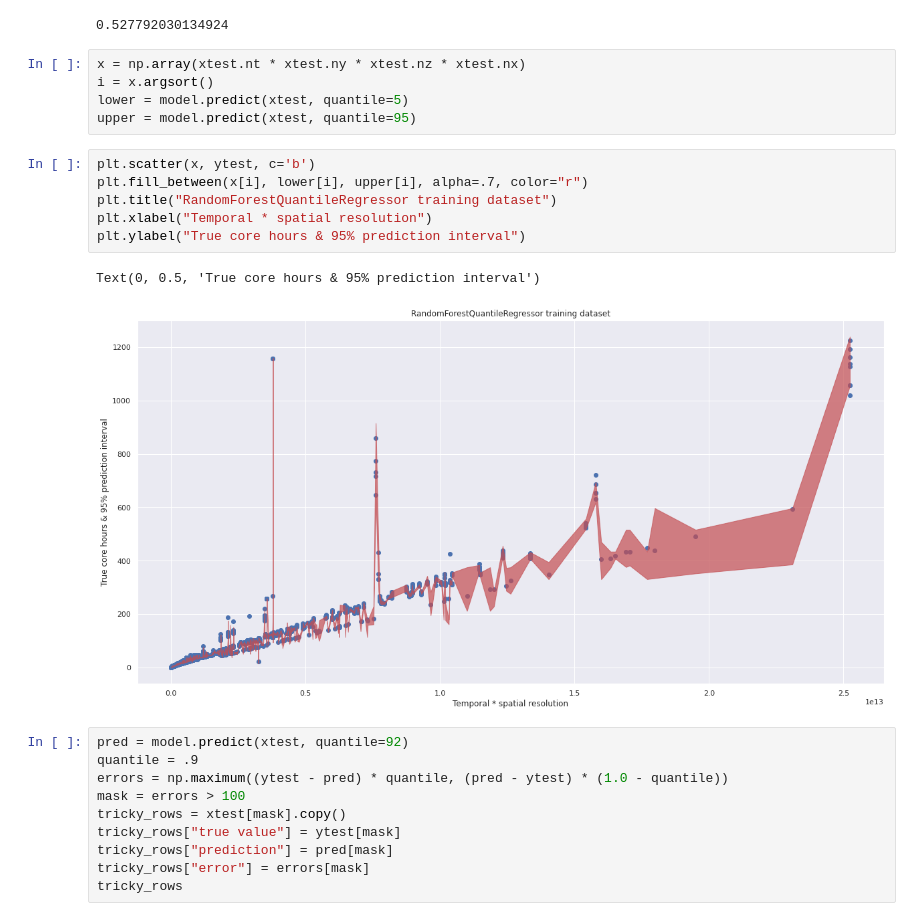
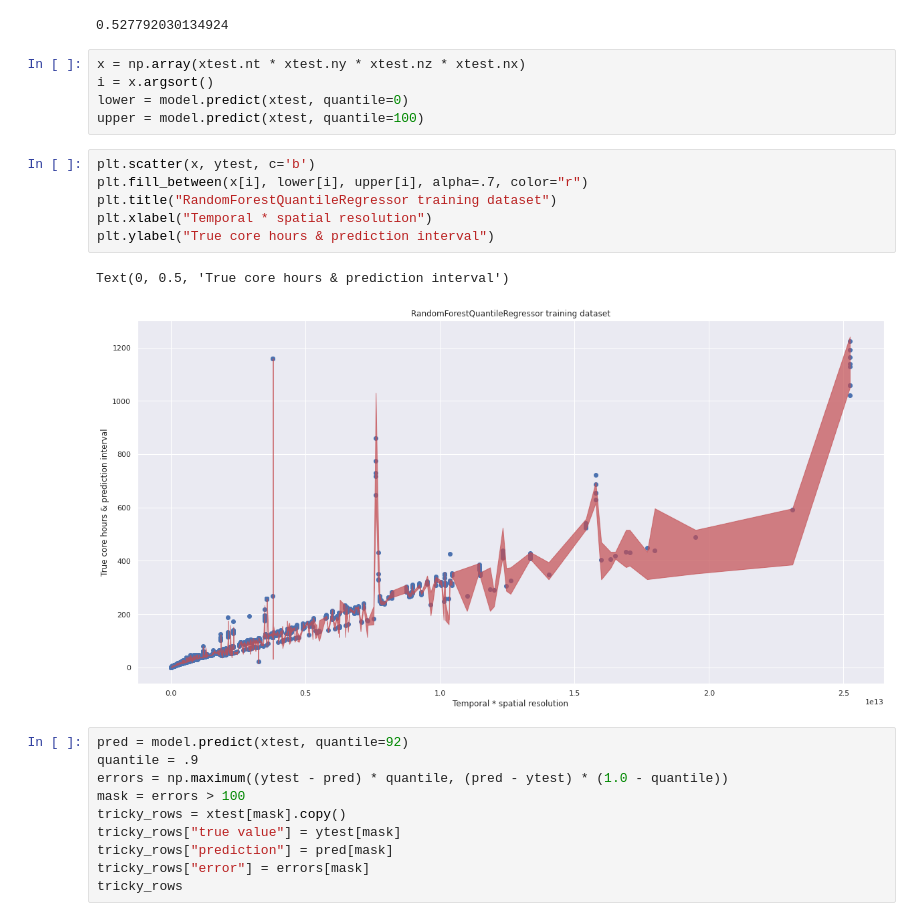
Before and after one commit to neon-ninja/nzrse_hackathon_2020, a Jupyter notebook: train.ipynb, the cells around one changed output. Drawn from its saved outputs; the diff is of its cells as text.

Commit message:
plot the whole interval

```diff
--- a/train.ipynb
+++ b/train.ipynb
@@ -89,17 +89,17 @@ quantile_loss(ytest, model.predict(xtest, quantile=92))
 # %%
 x = np.array(xtest.nt * xtest.ny * xtest.nz * xtest.nx)
 i = x.argsort()
-lower = model.predict(xtest, quantile=5)
-upper = model.predict(xtest, quantile=95)
+lower = model.predict(xtest, quantile=0)
+upper = model.predict(xtest, quantile=100)
 # %%
 plt.scatter(x, ytest, c='b')
 plt.fill_between(x[i], lower[i], upper[i], alpha=.7, color="r")
 plt.title("RandomForestQuantileRegressor training dataset")
 plt.xlabel("Temporal * spatial resolution")
-plt.ylabel("True core hours & 95% prediction interval")
+plt.ylabel("True core hours & prediction interval")
 # %% [output]
-Text(0, 0.5, 'True core hours & 95% prediction interval')
+Text(0, 0.5, 'True core hours & prediction interval')
-[figure, old version]
+[figure, new version]
 # %%
 pred = model.predict(xtest, quantile=92)
 quantile = .9
```
Also changed, not shown: parts of 2 cells of this notebook, 1 other file.
